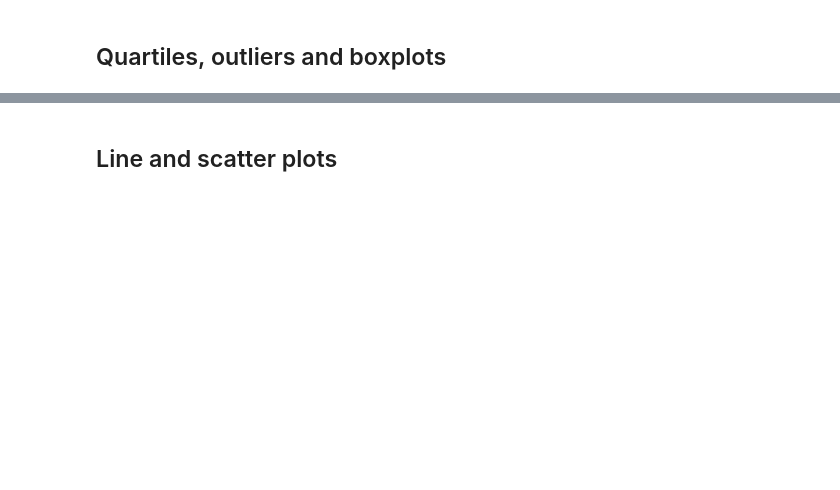
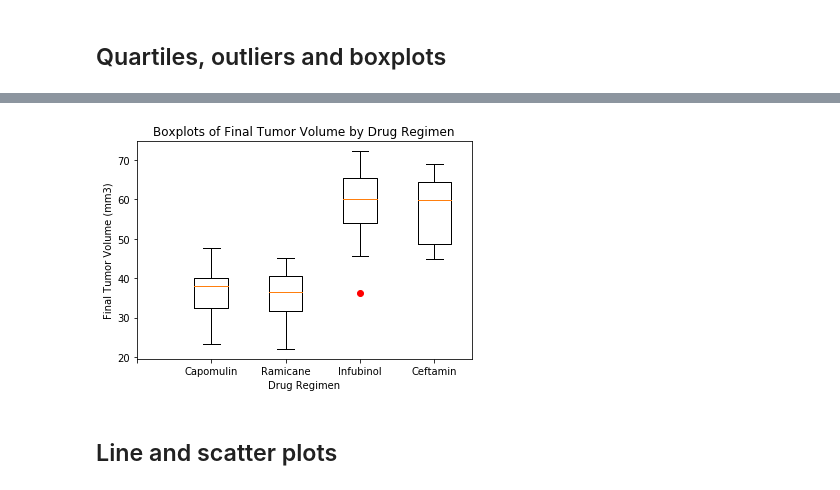
Before and after one commit to mmymoney/matplotlib-challenge, a Jupyter notebook: Pymaceuticals/pymaceuticals_starter_MMAIMONI.ipynb, the cells around one changed output, grey strips where cells are left out. Saved outputs shown, nothing was run; the diff lists cells and outputs as text; code cells hidden in the pictures; blank space fills up the shorter version.

```diff
--- a/Pymaceuticals/pymaceuticals_starter_MMAIMONI.ipynb
+++ b/Pymaceuticals/pymaceuticals_starter_MMAIMONI.ipynb
@@ -88,0 +163,12 @@ plt.show()
+# %%
+# Calculate the IQR and quantitatively determine if there are any potential outliers.
+# Start by getting the last (greatest) timepoint for each mouse
+
+#groupby and apply .max() function to obtain last timepoint for each mouse
+max_tumor = merged_df.groupby(["Mouse ID"]).max()
+
+#reset index
+max_tumor = max_tumor.reset_index()
+
+#display df
+max_tumor
@@ -88,0 +189,12 @@ plt.show()
+# %%
+# Merge this group df with the original dataframe to get the tumor volume at the last timepoint
+
+#use .merge() to merge df with original dataframe
+merged_data = max_tumor[['Mouse ID','Timepoint']].merge(merged_df,on=['Mouse ID','Timepoint'],how="left")
+# %%
+#Create dataframes for final tumor volume in the regimens of interest
+
+capomulin = merged_data[merged_data['Drug Regimen']=='Capomulin']
+ramicane = merged_data[merged_data['Drug Regimen']=='Ramicane']
+infubinol = merged_data[merged_data['Drug Regimen']=='Infubinol']
+ceftamin = merged_data[merged_data['Drug Regimen']=='Ceftamin']
@@ -89,2 +343,24 @@ plt.show()
+# %%
+# Generate a box plot of the final tumor volume of each mouse across four regimens of interest
+
+#variable for boxplot using tumor volumes across the drug regimens
+x = [capomulin['Tumor Volume (mm3)'],ramicane['Tumor Volume (mm3)'],infubinol['Tumor Volume (mm3)'],ceftamin['Tumor Volume (mm3)']];
+
+#variable for labels for boxplot
+xlabel = ('','Capomulin', 'Ramicane','Infubinol','Ceftamin')
+
+#plot boxplot using created variables, flag outlier with red coloring
+plt.boxplot(x,sym='red')
+
+#clean-up presentation
+plt.title("Boxplots of Final Tumor Volume by Drug Regimen")
+plt.xticks(np.arange(5),labels = xlabel)
+plt.xlabel('Drug Regimen')
+plt.ylabel('Final Tumor Volume (mm3)')
+
+#add grid and show
+plt.show()
+# %% [output]
+[figure, added]
 # %% [markdown]
 ## Line and scatter plots
```
Also changed, not shown: parts of 20 cells of this notebook.
